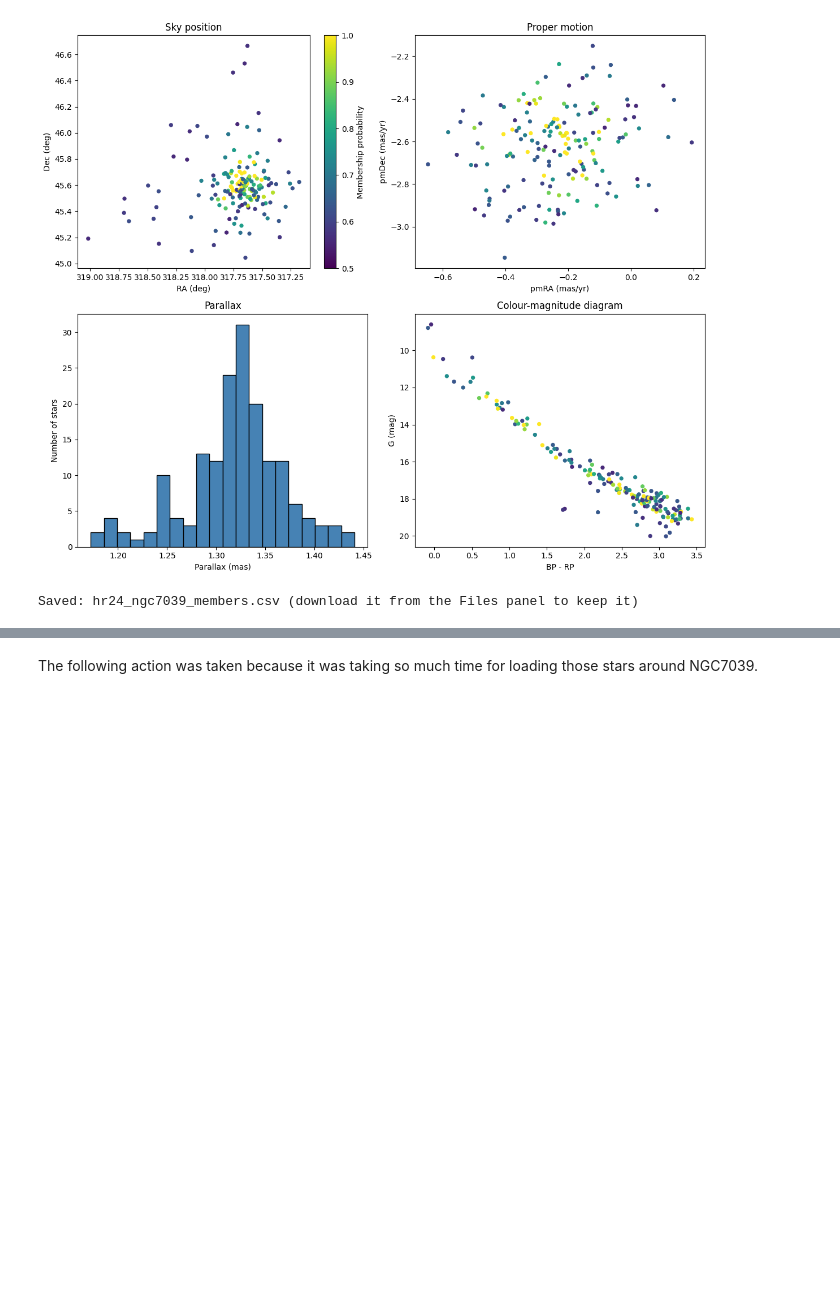
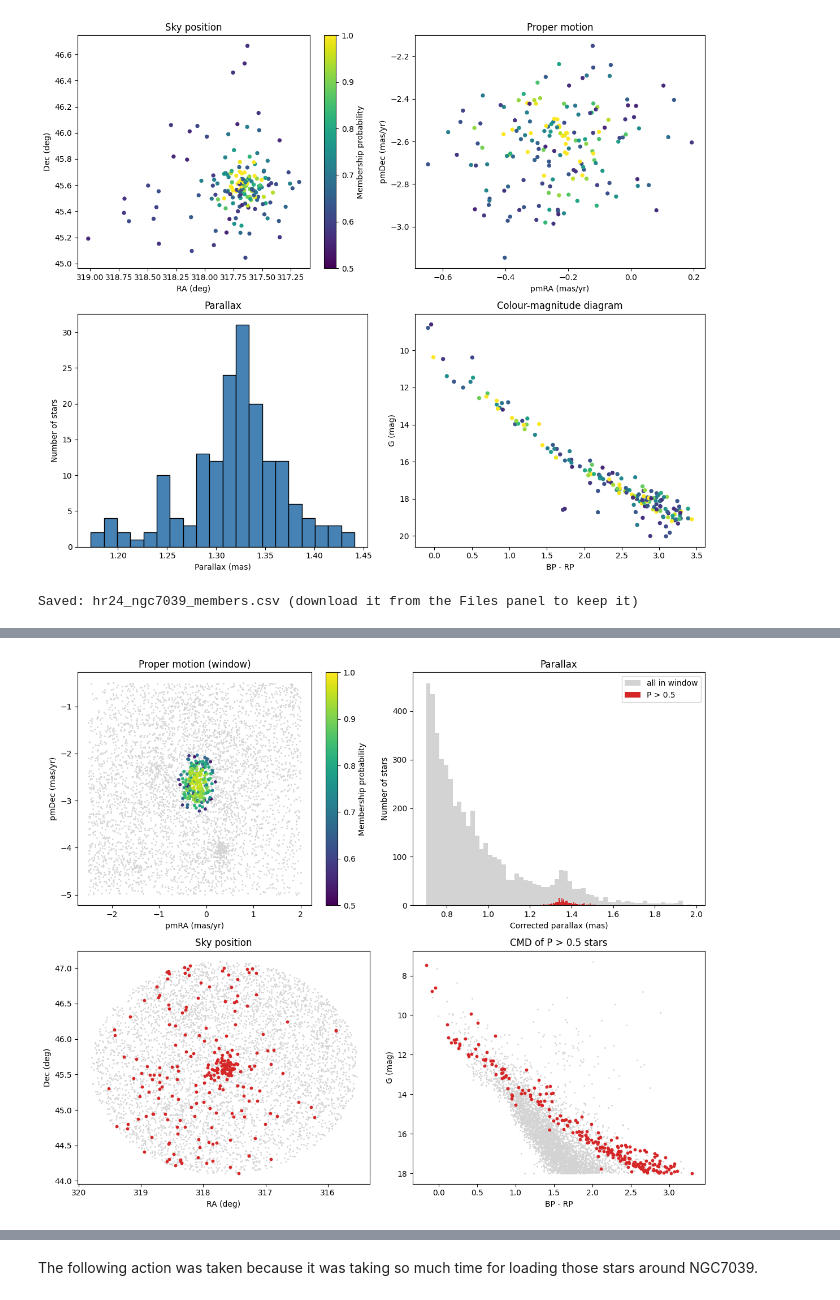
Before and after one commit to nischalbhandari1822-bit/ngc7039-open-cluster-analysis-, a Jupyter notebook: notebooks/ngc7039_analysis.ipynb, the cells around one changed output, grey strips where cells are left out. Saved outputs shown, nothing was run; the diff lists cells and outputs as text; code cells hidden in the pictures; blank space fills up the shorter version.

```diff
--- a/notebooks/ngc7039_analysis.ipynb
+++ b/notebooks/ngc7039_analysis.ipynb
@@ -357,0 +590,92 @@ astroquery 0.4.11 | pyvo 1.9.1
+# %%
+import numpy as np
+import pandas as pd
+import matplotlib.pyplot as plt
+from sklearn.mixture import GaussianMixture
+
+# ---------- 1. Load ----------
+gaia = pd.read_csv("gaia_field_ngc7039.csv")
+hr24 = pd.read_csv("hr24_ngc7039_members.csv")
+hr24["GaiaDR3"] = hr24["GaiaDR3"].astype("int64")
+
+# ---------- 2. Select the sample: G < 18 and a window around the cluster ----------
+G_LIM = 18.0
+PMRA_BOX, PMDEC_BOX, PLX_BOX = (-2.5, 2.0), (-5.0, -0.5), (0.7, 2.0)
+
+df = gaia[(gaia["phot_g_mean_mag"] < G_LIM)
+          & gaia["pmra"].between(*PMRA_BOX)
+          & gaia["pmdec"].between(*PMDEC_BOX)
+          & gaia["parallax_corr"].between(*PLX_BOX)].copy().reset_index(drop=True)
+print(f"Stars with G < {G_LIM}, RUWE < 1.4: {(gaia['phot_g_mean_mag'] < G_LIM).sum()}")
+print(f"Stars inside the PM/parallax window: {len(df)}")
+
+X = df[["pmra", "pmdec", "parallax_corr"]].values
+med = np.median(X, axis=0)
+print("Window median (pmra, pmdec, plx):", np.round(med, 3))
+
+# ---------- 3. Fit a 3-component Gaussian mixture ----------
+means_init = np.array([[-0.25, -2.55, 1.33],              # cluster (literature values)
+                       med + [-0.6, 0.0, 0.0],             # field 1
+                       med + [+0.6, 0.0, 0.0]])            # field 2
+prec_init = np.array([np.diag([1 / 0.15**2, 1 / 0.15**2, 1 / 0.08**2]),
+                      np.diag([1 / 1.0**2, 1 / 1.0**2, 1 / 0.3**2]),
+                      np.diag([1 / 1.0**2, 1 / 1.0**2, 1 / 0.3**2])])
+gmm = GaussianMixture(n_components=3, covariance_type="full",
+                      means_init=means_init, precisions_init=prec_init,
+                      weights_init=[0.01, 0.5, 0.49],
+                      max_iter=1000, tol=1e-6, random_state=0).fit(X)
+print("\nConverged:", gmm.converged_, "| iterations:", gmm.n_iter_)
+
+# Cluster component = the one with the smallest covariance determinant
+k = int(np.argmin([np.linalg.det(c) for c in gmm.covariances_]))
+print("\nComponents (sigma = square root of the covariance diagonal):")
+for i in range(3):
+    sig = np.sqrt(np.diag(gmm.covariances_[i]))
+    tag = "  <-- cluster" if i == k else ""
+    print(f"  {i}: N = {gmm.weights_[i] * len(df):8.0f}  mean (pmra, pmdec, plx) = "
+          f"{np.round(gmm.means_[i], 3)}  sigma = {np.round(sig, 3)}{tag}")
+
+df["P"] = gmm.predict_proba(X)[:, k]
+print(f"\nStars with P > 0.5: {(df['P'] > 0.5).sum()} | P > 0.7: {(df['P'] > 0.7).sum()} "
+      f"| P > 0.9: {(df['P'] > 0.9).sum()} | sum of P: {df['P'].sum():.0f}")
+
+# ---------- 4. Sanity check against HR24 (not used in the fit) ----------
+df["in_HR24"] = df["source_id"].isin(set(hr24["GaiaDR3"]))
+n_hr = df["in_HR24"].sum()
+print(f"\nHR24 members inside this sample: {n_hr}")
+print(f"  of those, with our P > 0.5: {((df['P'] > 0.5) & df['in_HR24']).sum()}")
+print(f"  our P > 0.5 stars that are not in HR24: {((df['P'] > 0.5) & ~df['in_HR24']).sum()}")
+print("HR24 median (pmRA, pmDE, Plx): "
+      f"{hr24['pmRA'].median():.3f}, {hr24['pmDE'].median():.3f}, {hr24['Plx'].median():.3f}")
+
+# ---------- 5. Plots ----------
+good = df[df["P"] > 0.5]
+fig, ax = plt.subplots(2, 2, figsize=(12, 10))
+
+ax[0, 0].scatter(df["pmra"], df["pmdec"], s=1, c="lightgrey")
+sc = ax[0, 0].scatter(good["pmra"], good["pmdec"], s=10, c=good["P"], cmap="viridis", vmin=0.5, vmax=1)
+plt.colorbar(sc, ax=ax[0, 0], label="Membership probability")
+ax[0, 0].set(xlabel="pmRA (mas/yr)", ylabel="pmDec (mas/yr)", title="Proper motion (window)")
+
+ax[0, 1].hist(df["parallax_corr"], bins=60, color="lightgrey", label="all in window")
+ax[0, 1].hist(good["parallax_corr"], bins=60, color="tab:red", label="P > 0.5")
+ax[0, 1].set(xlabel="Corrected parallax (mas)", ylabel="Number of stars", title="Parallax")
+ax[0, 1].legend()
+
+ax[1, 0].scatter(df["ra"], df["dec"], s=1, c="lightgrey")
+ax[1, 0].scatter(good["ra"], good["dec"], s=10, c="tab:red")
+ax[1, 0].invert_xaxis()
+ax[1, 0].set(xlabel="RA (deg)", ylabel="Dec (deg)", title="Sky position")
+
+ax[1, 1].scatter(df["BP_RP"], df["phot_g_mean_mag"], s=1, c="lightgrey")
+ax[1, 1].scatter(good["BP_RP"], good["phot_g_mean_mag"], s=10, c="tab:red")
+ax[1, 1].invert_yaxis()
+ax[1, 1].set(xlabel="BP - RP", ylabel="G (mag)", title="CMD of P > 0.5 stars")
+
+plt.tight_layout()
+plt.show()
+
+# ---------- 6. Save ----------
+df.to_csv("step3_gmm_membership.csv", index=False)
+print("\nSaved: step3_gmm_membership.csv (download it from the Files panel)")
+# %% [output]
@@ -357,0 +699 @@ astroquery 0.4.11 | pyvo 1.9.1
+[figure, added]
```
Also changed, not shown: parts of 7 cells of this notebook.
